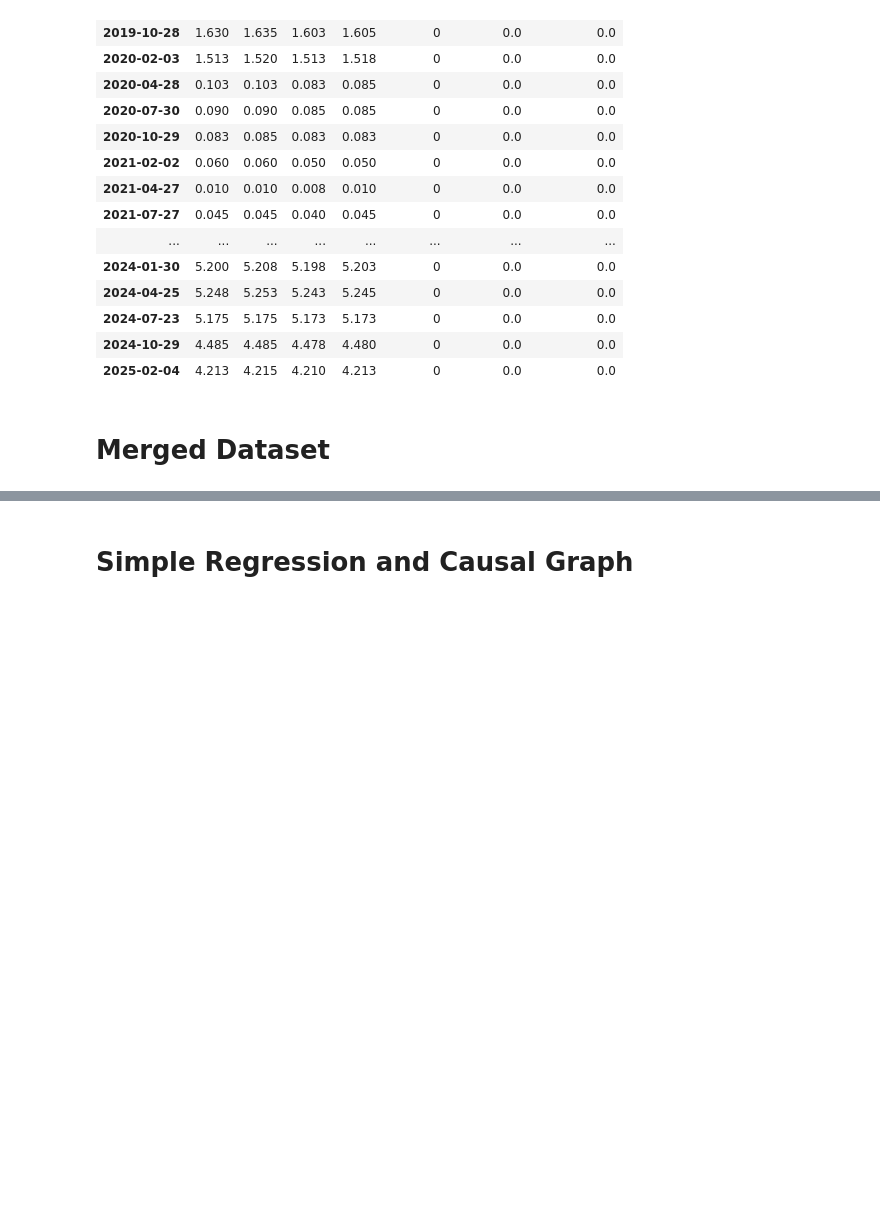
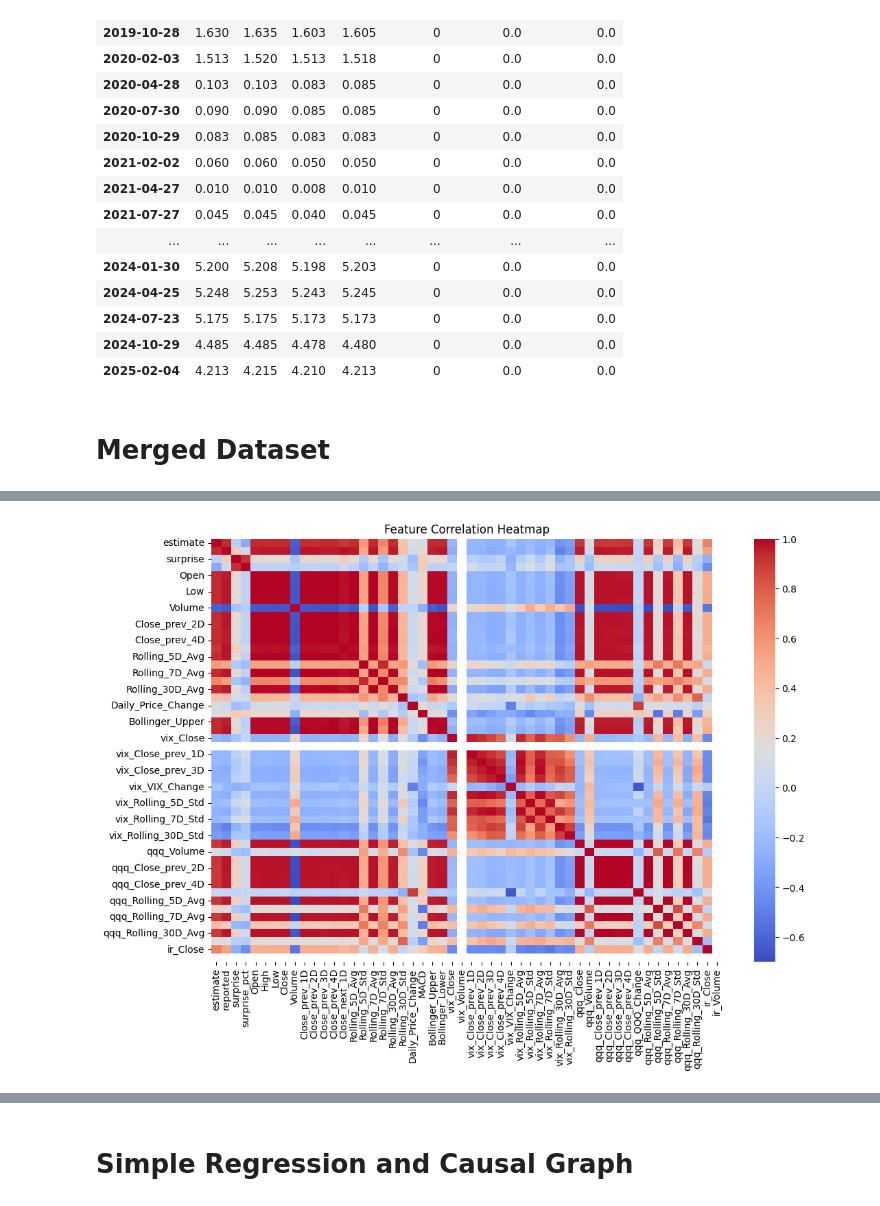
Before and after one commit to RachelT03/cs6386_project, a Jupyter notebook: goog_example_pipeline.ipynb, the cells around one changed output, grey strips where cells are left out. Saved outputs shown, nothing was run; the diff lists cells and outputs as text; code cells hidden in the pictures; blank space fills up the shorter version.

```diff
--- a/goog_example_pipeline.ipynb
+++ b/goog_example_pipeline.ipynb
@@ -258,0 +304,9 @@ merged_df
+# %%
+# 2. Correlation Heatmap
+plt.figure(figsize=(12, 8))
+corr_matrix = merged_df.select_dtypes(include=[np.number]).corr()
+sns.heatmap(corr_matrix, cmap='coolwarm', annot=False)
+plt.title("Feature Correlation Heatmap")
+plt.show()
+# %% [output]
+[figure, added]
```
Also changed, not shown: parts of 15 cells of this notebook.
